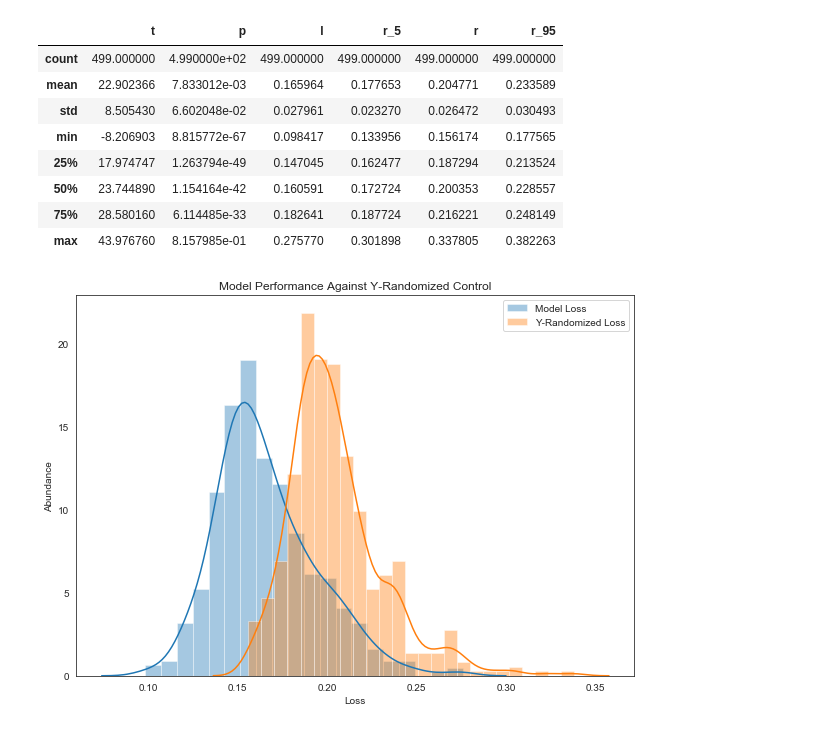
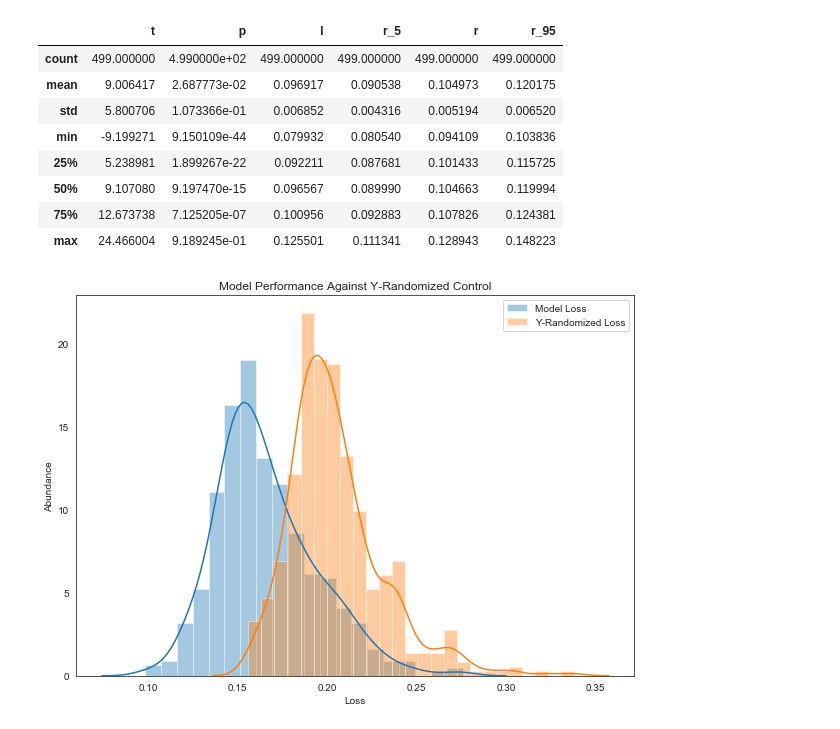
Before and after one commit to corinwagen/TrumpTweets, a Jupyter notebook: models/2arm_ttest.ipynb, the cells around one changed output. Drawn from its saved outputs; the diff is of its cells as text; code cells hidden in the pictures.

Commit message:
added ruble ttest results

```diff
--- a/models/2arm_ttest.ipynb
+++ b/models/2arm_ttest.ipynb
@@ -9,19 +9,19 @@ sns.set_style('white')
 
 from scipy.stats import ttest_ind
 # %%
-df = pd.read_csv('china_ttest_results.csv', sep=";")
+df = pd.read_csv('rub_ttest_data.csv', sep=";")
 df.columns = ["model_name", "t", "p", "l", "r_5", "r", "r_95"]
 df.describe()
 # %% [output]
 |  | t | p | l | r_5 | r | r_95 |
 | count | 499.000000 | 4.990000e+02 | 499.000000 | 499.000000 | 499.000000 | 499.000000 |
-| mean | 22.902366 | 7.833012e-03 | 0.165964 | 0.177653 | 0.204771 | 0.233589 |
-| std | 8.505430 | 6.602048e-02 | 0.027961 | 0.023270 | 0.026472 | 0.030493 |
-| min | -8.206903 | 8.815772e-67 | 0.098417 | 0.133956 | 0.156174 | 0.177565 |
-| 25% | 17.974747 | 1.263794e-49 | 0.147045 | 0.162477 | 0.187294 | 0.213524 |
-| 50% | 23.744890 | 1.154164e-42 | 0.160591 | 0.172724 | 0.200353 | 0.228557 |
-| 75% | 28.580160 | 6.114485e-33 | 0.182641 | 0.187724 | 0.216221 | 0.248149 |
-| max | 43.976760 | 8.157985e-01 | 0.275770 | 0.301898 | 0.337805 | 0.382263 |
+| mean | 9.006417 | 2.687773e-02 | 0.096917 | 0.090538 | 0.104973 | 0.120175 |
+| std | 5.800706 | 1.073366e-01 | 0.006852 | 0.004316 | 0.005194 | 0.006520 |
+| min | -9.199271 | 9.150109e-44 | 0.079932 | 0.080540 | 0.094109 | 0.103836 |
+| 25% | 5.238981 | 1.899267e-22 | 0.092211 | 0.087681 | 0.101433 | 0.115725 |
+| 50% | 9.107080 | 9.197470e-15 | 0.096567 | 0.089990 | 0.104663 | 0.119994 |
+| 75% | 12.673738 | 7.125205e-07 | 0.100956 | 0.092883 | 0.107826 | 0.124381 |
+| max | 24.466004 | 9.189245e-01 | 0.125501 | 0.111341 | 0.128943 | 0.148223 |
 # %%
 fig = plt.figure(figsize=(10,7))
 sns.distplot(df['l'], ax=fig.gca(), label='Model Loss')
```
Also changed, not shown: 1 other file.
